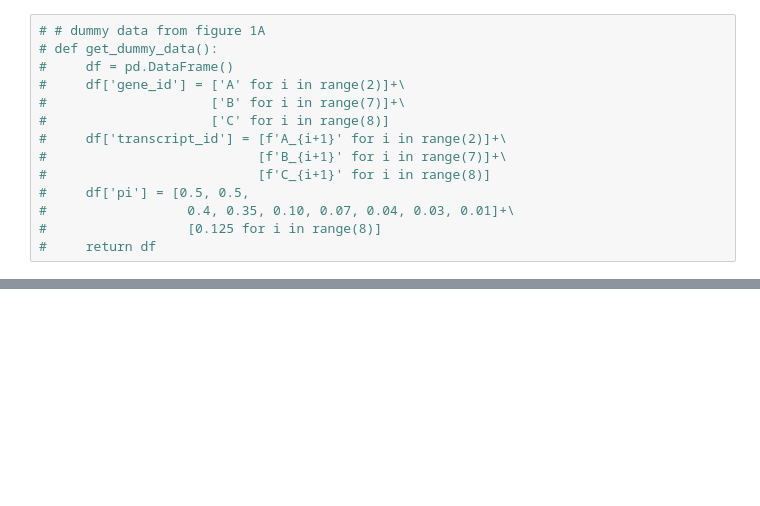
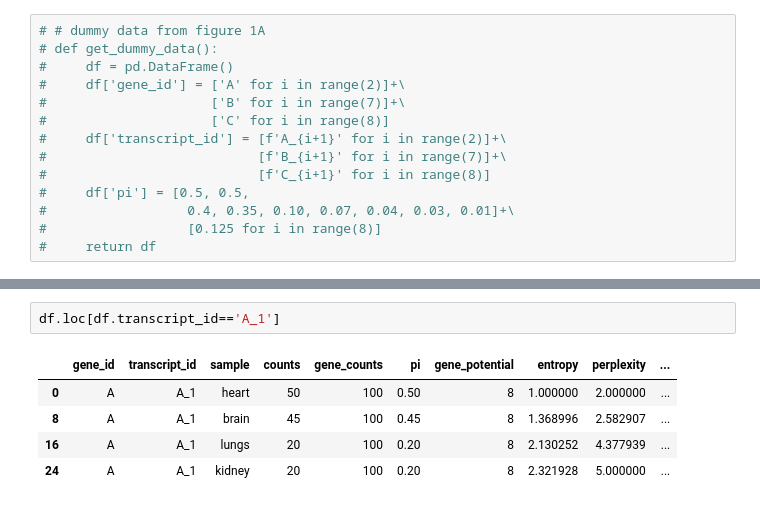
Before and after one commit to fairliereese/isoplex, a Jupyter notebook: src/iso_perplexity/dev_utils.ipynb, the cells around one changed output, grey strips where cells are left out. Drawn from its saved outputs; the diff is of its cells as text; blank space fills up the shorter version.

```diff
--- a/src/iso_perplexity/dev_utils.ipynb
+++ b/src/iso_perplexity/dev_utils.ipynb
@@ -98,0 +147,8 @@ df = compute_multi_sample_isoform_metrics(df, 'sample')
+# %%
+df.loc[df.transcript_id=='A_1']
+# %% [output]
+|  | gene_id | transcript_id | sample | counts | gene_counts | pi | gene_potential | entropy | perplexity | ... |
+| 0 | A | A_1 | heart | 50 | 100 | 0.50 | 8 | 1.000000 | 2.000000 | ... |
+| 8 | A | A_1 | brain | 45 | 100 | 0.45 | 8 | 1.368996 | 2.582907 | ... |
+| 16 | A | A_1 | lungs | 20 | 100 | 0.20 | 8 | 2.130252 | 4.377939 | ... |
+| 24 | A | A_1 | kidney | 20 | 100 | 0.20 | 8 | 2.321928 | 5.000000 | ... |
```
Also changed, not shown: parts of 10 cells of this notebook, 4 other files.
